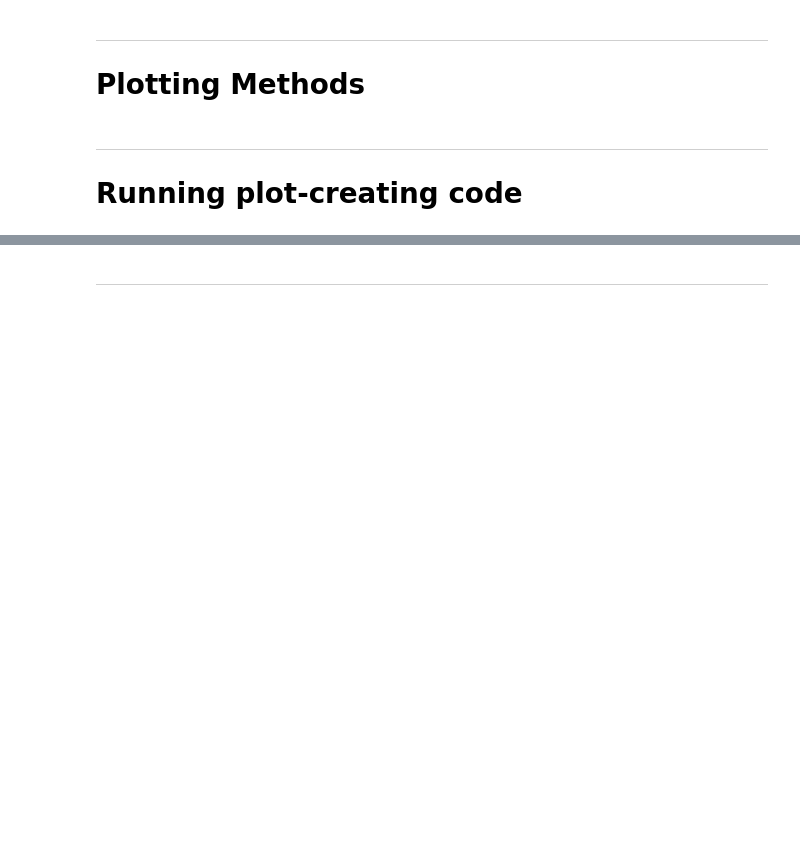
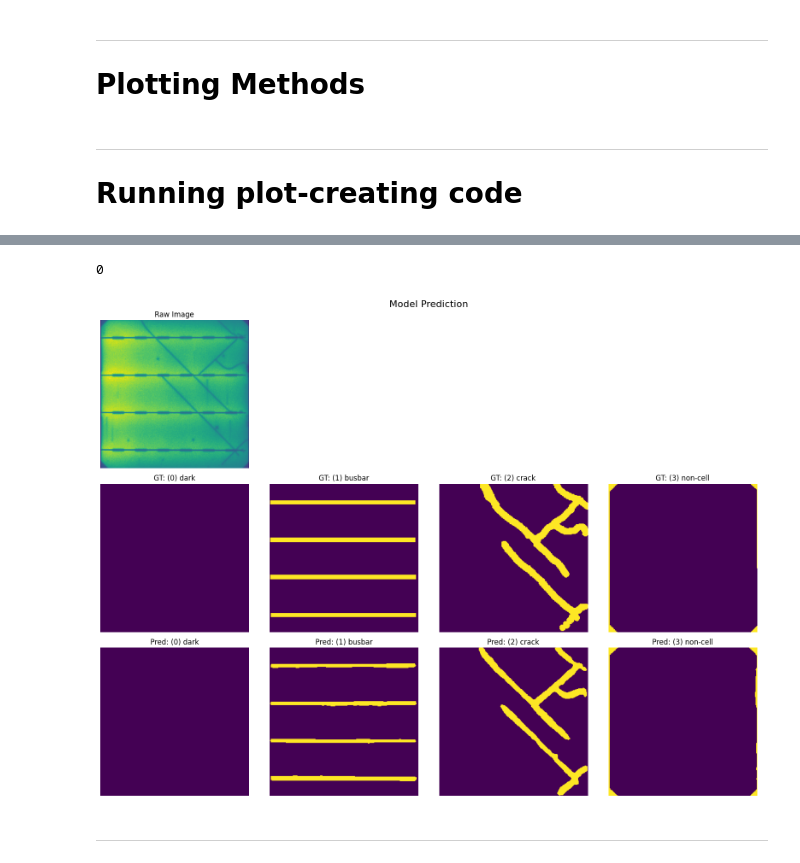
Before and after one commit to sandialabs/pvcracks, a Jupyter notebook: pvcracks/MultiSolSegment/testing/paper_figures.ipynb, the cells around one changed output, grey strips where cells are left out. Cells and saved outputs as stored; diff of their text form; code cells hidden in the pictures; blank space fills up the shorter version.

```diff
--- a/pvcracks/MultiSolSegment/testing/paper_figures.ipynb
+++ b/pvcracks/MultiSolSegment/testing/paper_figures.ipynb
@@ -170,7 +172,11 @@ two_row_inference_and_show(7, root, weight_path, category_mapping)
 # %%
 for i in range(0, 101):
     print(i)
     two_row_inference_and_show(i, root, weight_path, category_mapping)
+    break
+# %% [output]
+0
+[figure, added]
 # %% [markdown]
 ---
 # %%
```
Also changed, not shown: parts of 6 cells of this notebook, 3 other files.
